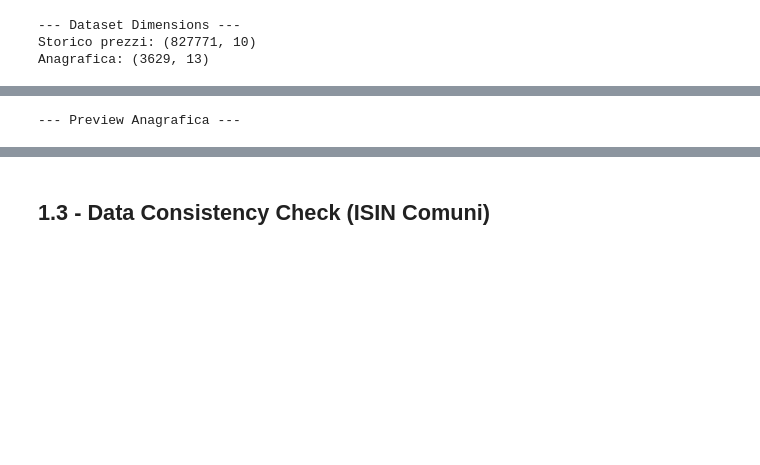
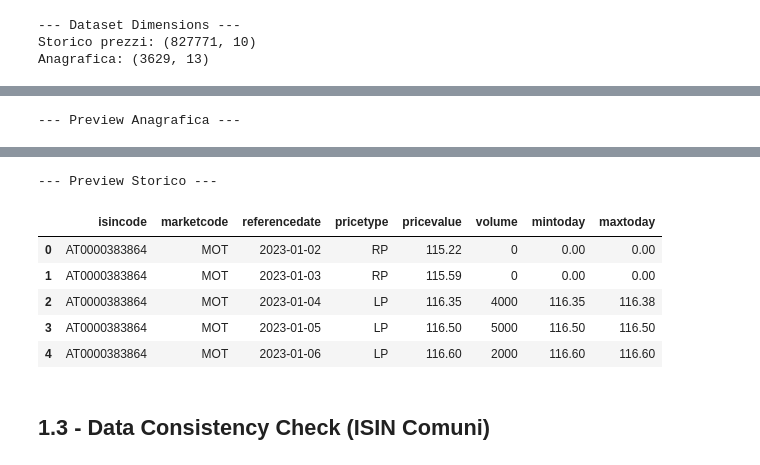
Before and after one commit to whowasfra/bond_screener, a Jupyter notebook: 01_Data_Ingestion_EDA.ipynb, the cells around one changed output, grey strips where cells are left out. Cells and saved outputs as stored; diff of their text form; code cells hidden in the pictures; blank space fills up the shorter version.

```diff
--- a/01_Data_Ingestion_EDA.ipynb
+++ b/01_Data_Ingestion_EDA.ipynb
@@ -94,26 +94,37 @@ if df_anagrafica is not None:
 | 3 | 07/05/2026 | EUROTLX | EUROTLX | XS1936100483 | Israel Fx 1.5% Jan29 Eur | EUR | 1000.0 | NaN | ... |
 | 4 | 07/05/2026 | EUROTLX | EUROTLX | US46513JB593 | Israel Fx 4.5% Apr20 Usd | USD | 200000.0 | NaN | ... |
 # %%
-# Rimozione colonne non necessarie (segmentcode, status, unnamed)
+# Rimozione colonne non necessarie (segmentcode, status, unnamed e endvaluedate)
 if df_anagrafica is not None:
     cols_to_drop = [col for col in df_anagrafica.columns if 'unnamed' in col or 'status' in col or 'segmentcode' in col]
     df_anagrafica.drop(columns=cols_to_drop, inplace=True)
 
 if df_storico is not None:
-    cols_to_drop_storico = [col for col in df_storico.columns if 'unnamed' in col]
+    cols_to_drop_storico = [col for col in df_storico.columns if 'unnamed' in col or 'endvaluedate' in col]
     df_storico.drop(columns=cols_to_drop_storico, inplace=True)
 
 print("\n--- Preview Anagrafica ---")
 if df_anagrafica is not None:
     display(df_anagrafica.head())
+
+print("\n--- Preview Storico ---")
+if df_storico is not None:
+    display(df_storico.head())
 # %% [output]
 --- Preview Anagrafica ---
 |  | firstdate | marketcode | isincode | description | currencycode | minimumlot | issuedate | issueprice | ... |
 | 0 | 07/05/2026 | EUROTLX | XS3318840223 | Lottomaticag Fx 4.625% Apr32 Call... | EUR | 100000.0 | NaN | NaN | ... |
 | 1 | 07/05/2026 | EUROTLX | XS2433136194 | Israel Fx 0.625% Jan32 Eur | EUR | 1000.0 | NaN | NaN | ... |
 | 2 | 07/05/2026 | EUROTLX | XS1936101291 | Israel Fx 2.5% Jan49 Eur | EUR | 1000.0 | NaN | NaN | ... |
 | 3 | 07/05/2026 | EUROTLX | XS1936100483 | Israel Fx 1.5% Jan29 Eur | EUR | 1000.0 | NaN | NaN | ... |
 | 4 | 07/05/2026 | EUROTLX | US46513JB593 | Israel Fx 4.5% Apr20 Usd | USD | 200000.0 | NaN | NaN | ... |
+--- Preview Storico ---
+|  | isincode | marketcode | referencedate | pricetype | pricevalue | volume | mintoday | maxtoday |
+| 0 | AT0000383864 | MOT | 2023-01-02 | RP | 115.22 | 0 | 0.00 | 0.00 |
+| 1 | AT0000383864 | MOT | 2023-01-03 | RP | 115.59 | 0 | 0.00 | 0.00 |
+| 2 | AT0000383864 | MOT | 2023-01-04 | LP | 116.35 | 4000 | 116.35 | 116.38 |
+| 3 | AT0000383864 | MOT | 2023-01-05 | LP | 116.50 | 5000 | 116.50 | 116.50 |
+| 4 | AT0000383864 | MOT | 2023-01-06 | LP | 116.60 | 2000 | 116.60 | 116.60 |
 # %% [markdown]
 ## 1.3 - Data Consistency Check (ISIN Comuni)
 # %%
```
Also changed, not shown: parts of 3 cells of this notebook.
